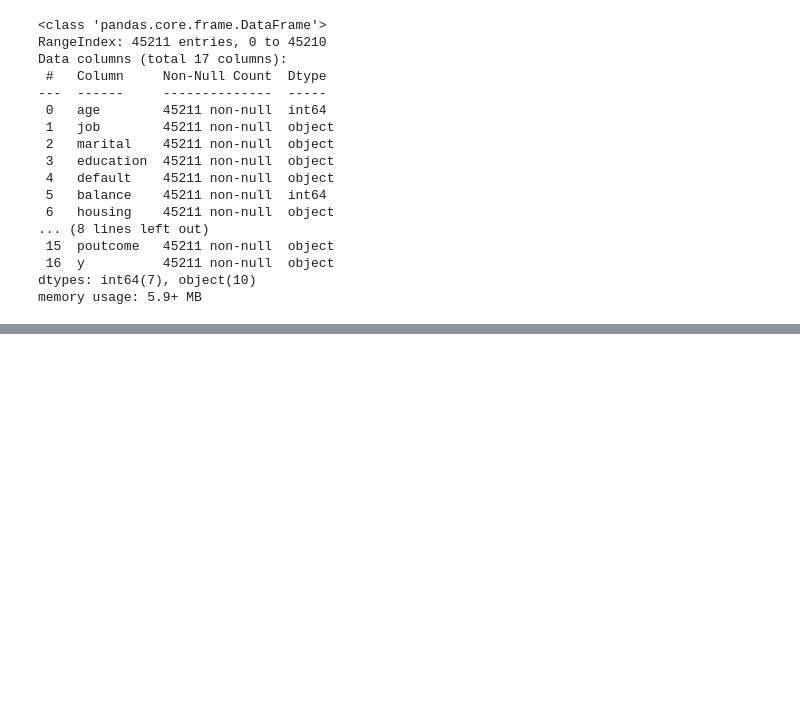
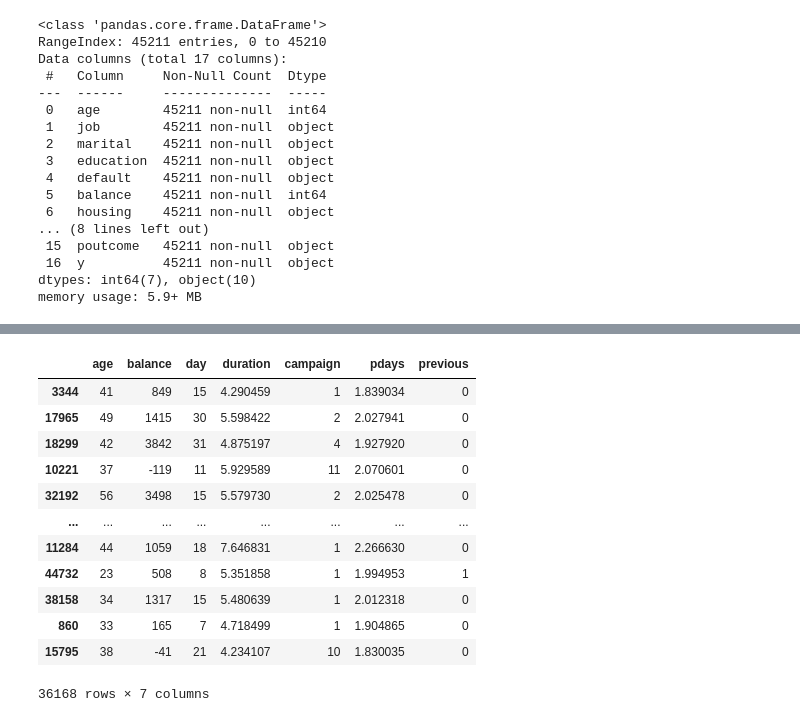
Before and after one commit to enax93/ONLINE_DS_THEBRIDGE_EmmaCollado, a Jupyter notebook: 04_Machine_Learning/Sprint_13/Unidad_01/Practica_Obligatoria/18_Practica_Obligatoria_Arboles_de_Decisión_y_Ajuste_de_hiperparámetros.ipynb, the cells around one changed output, grey strips where cells are left out. Drawn from its saved outputs; the diff is of its cells as text; code cells hidden in the pictures; blank space fills up the shorter version.

```diff
--- a/04_Machine_Learning/Sprint_13/Unidad_01/Practica_Obligatoria/18_Practica_Obligatoria_Arboles_de_Decisión_y_Ajuste_de_hiperparámetros.ipynb
+++ b/04_Machine_Learning/Sprint_13/Unidad_01/Practica_Obligatoria/18_Practica_Obligatoria_Arboles_de_Decisión_y_Ajuste_de_hiperparámetros.ipynb
@@ -106,0 +125,11 @@ features_cat = train_set.select_dtypes()
+# %%
+train_set = pd.get_dummies(train_set,columns=features_cat,dtype=int)
+test_set = pd.get_dummies(test_set,columns=features_cat,dtype=int)
+# %%
+train_set["contacted"] = train_set["pdays"].apply(lambda row:1 if row >= 0 else 0)
+test_set["contacted"] = test_set["pdays"].apply(lambda row:1 if row >= 0 else 0)
+# %%
+
+train_set["contacted"] = train_set["pdays"] != -1
+features_cat.append("contacted")
+train_set_scaled = train_set.copy()
@@ -106,0 +139,3 @@ features_cat = train_set.select_dtypes()
+# %%
+train_set_scaled["duration"] = np.log(train_set_scaled["duration"] + 1)
+train_set_scaled["pdays"] = np.log(train_set_scaled["duration"] + 2)
@@ -106,0 +145,16 @@ features_cat = train_set.select_dtypes()
+# %%
+train_set_scaled[features_num]
+# %% [output]
+|  | age | balance | day | duration | campaign | pdays | previous |
+| 3344 | 41 | 849 | 15 | 4.290459 | 1 | 1.839034 | 0 |
+| 17965 | 49 | 1415 | 30 | 5.598422 | 2 | 2.027941 | 0 |
+| 18299 | 42 | 3842 | 31 | 4.875197 | 4 | 1.927920 | 0 |
+| 10221 | 37 | -119 | 11 | 5.929589 | 11 | 2.070601 | 0 |
+| 32192 | 56 | 3498 | 15 | 5.579730 | 2 | 2.025478 | 0 |
+| ... | ... | ... | ... | ... | ... | ... | ... |
+| 11284 | 44 | 1059 | 18 | 7.646831 | 1 | 2.266630 | 0 |
+| 44732 | 23 | 508 | 8 | 5.351858 | 1 | 1.994953 | 1 |
+| 38158 | 34 | 1317 | 15 | 5.480639 | 1 | 2.012318 | 0 |
+| 860 | 33 | 165 | 7 | 4.718499 | 1 | 1.904865 | 0 |
+| 15795 | 38 | -41 | 21 | 4.234107 | 10 | 1.830035 | 0 |
+36168 rows × 7 columns
```
Also changed, not shown: parts of 18 cells of this notebook.
